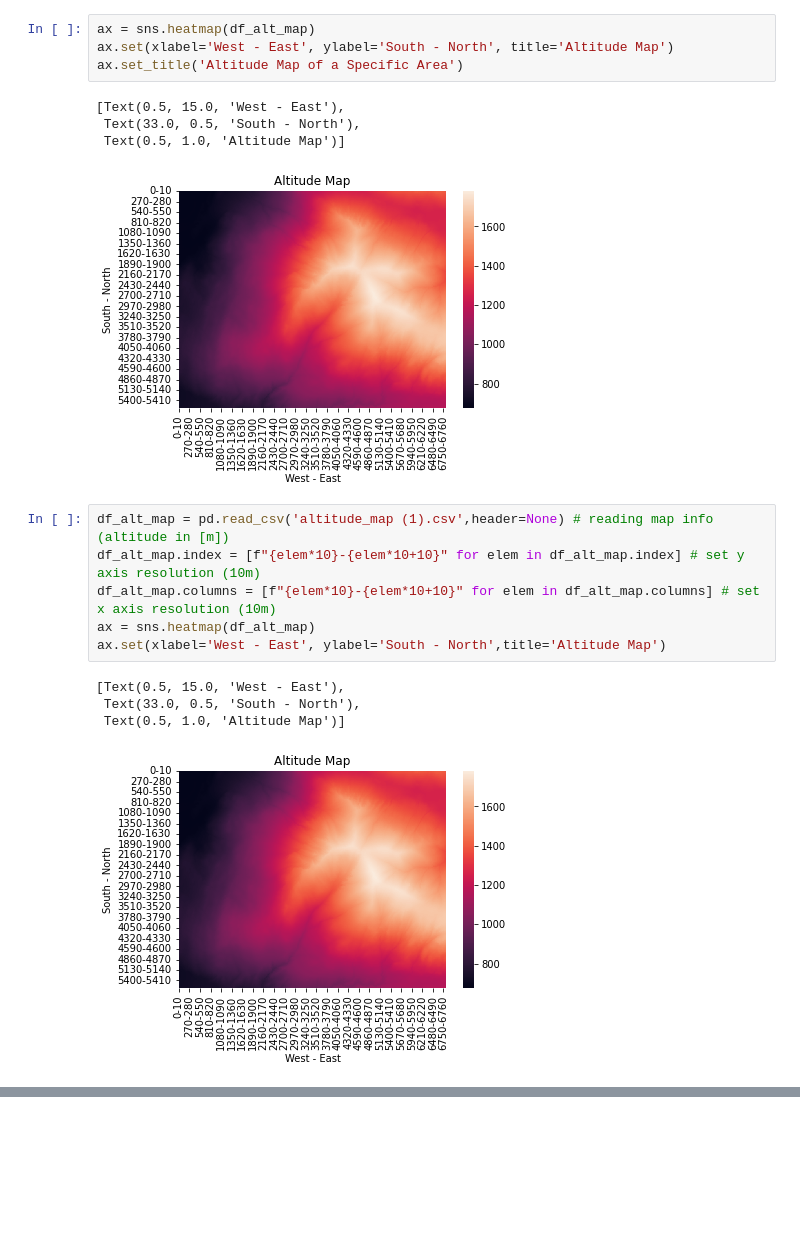
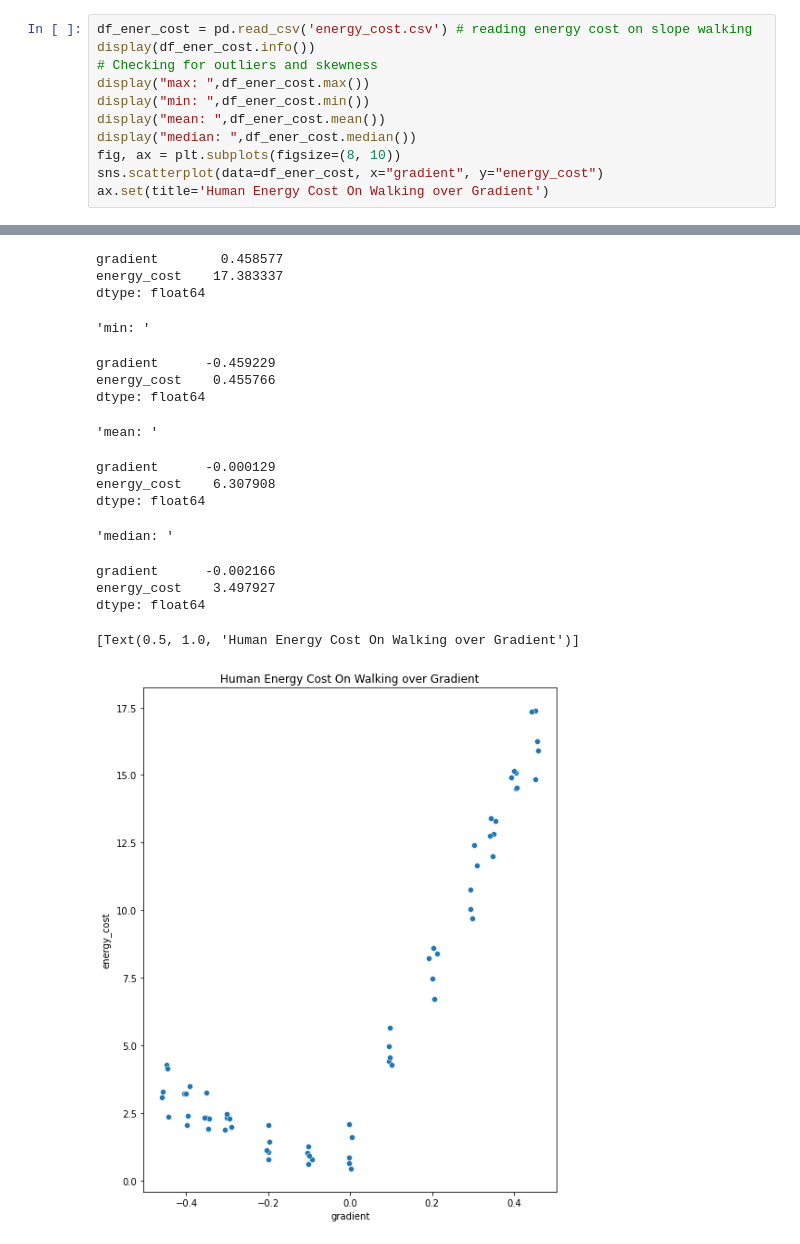
Before and after one commit to JorgeIvanJH/Isazi, a Jupyter notebook: test.ipynb, the cells around one changed output, grey strips where cells are left out. Saved outputs shown, nothing was run; the diff lists cells and outputs as text; blank space fills up the shorter version.

```diff
--- a/test.ipynb
+++ b/test.ipynb
@@ -15,21 +39,13 @@ Text(0.9, -0.2, 'All measurements in meters [m]')
 [figure]
-# %%
-ax = sns.heatmap(df_alt_map)
-ax.set(xlabel='West - East', ylabel='South - North', title='Altitude Map')
-ax.set_title('Altitude Map of a Specific Area')
-# %% [output]
-[Text(0.5, 15.0, 'West - East'),
- Text(33.0, 0.5, 'South - North'),
- Text(0.5, 1.0, 'Altitude Map')]
-[figure, removed]
-# %%
-df_alt_map = pd.read_csv('altitude_map (1).csv',header=None) # reading map info (altitude in [m])
-df_alt_map.index = [f"{elem*10}-{elem*10+10}" for elem in df_alt_map.index] # set y axis resolution (10m)
-df_alt_map.columns = [f"{elem*10}-{elem*10+10}" for elem in df_alt_map.columns] # set x axis resolution (10m)
-ax = sns.heatmap(df_alt_map)
-ax.set(xlabel='West - East', ylabel='South - North',title='Altitude Map')
-# %% [output]
-[Text(0.5, 15.0, 'West - East'),
- Text(33.0, 0.5, 'South - North'),
- Text(0.5, 1.0, 'Altitude Map')]
-[figure, removed]
+# %%
+df_ener_cost = pd.read_csv('energy_cost.csv') # reading energy cost on slope walking
+display(df_ener_cost.info())
+# Checking for outliers and skewness
+display("max: ",df_ener_cost.max())
+display("min: ",df_ener_cost.min())
+display("mean: ",df_ener_cost.mean())
+display("median: ",df_ener_cost.median())
+fig, ax = plt.subplots(figsize=(8, 10))
+sns.scatterplot(data=df_ener_cost, x="gradient", y="energy_cost")
+ax.set(title='Human Energy Cost On Walking over Gradient')
+# %% [output]
@@ -35,0 +63,17 @@ ax.set(xlabel='West - East', ylabel='South - North',title='Altitude Map')
+gradient        0.458577
+energy_cost    17.383337
+dtype: float64
+'min: '
+gradient      -0.459229
+energy_cost    0.455766
+dtype: float64
+'mean: '
+gradient      -0.000129
+energy_cost    6.307908
+dtype: float64
+'median: '
+gradient      -0.002166
+energy_cost    3.497927
+dtype: float64
+[Text(0.5, 1.0, 'Human Energy Cost On Walking over Gradient')]
+[figure, added]
```
Also changed, not shown: parts of 4 cells of this notebook, 1 other file.
